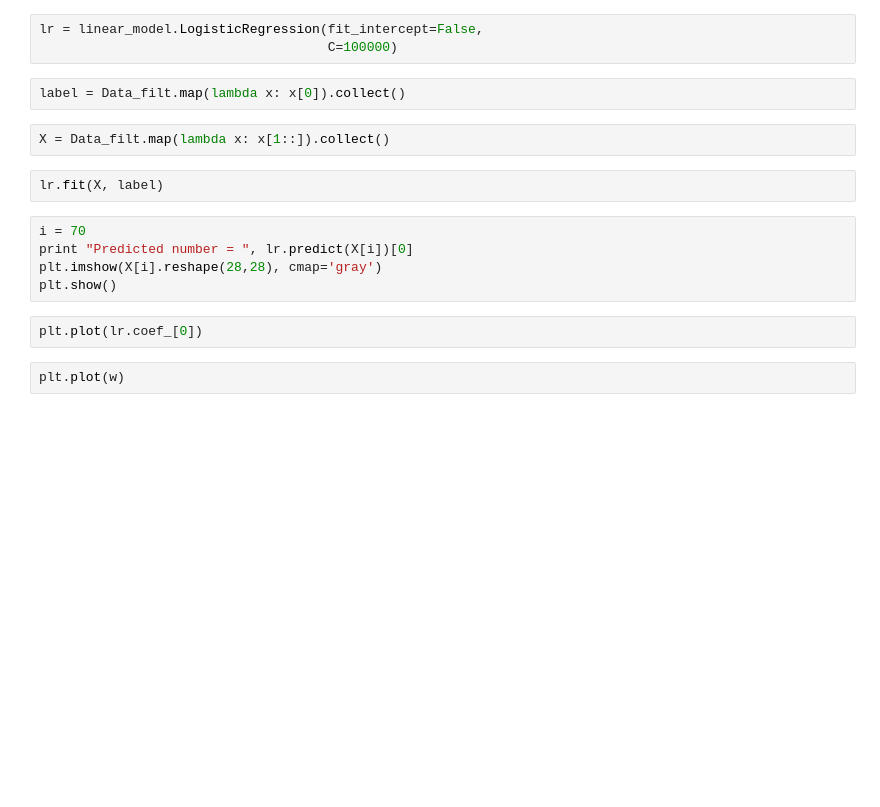
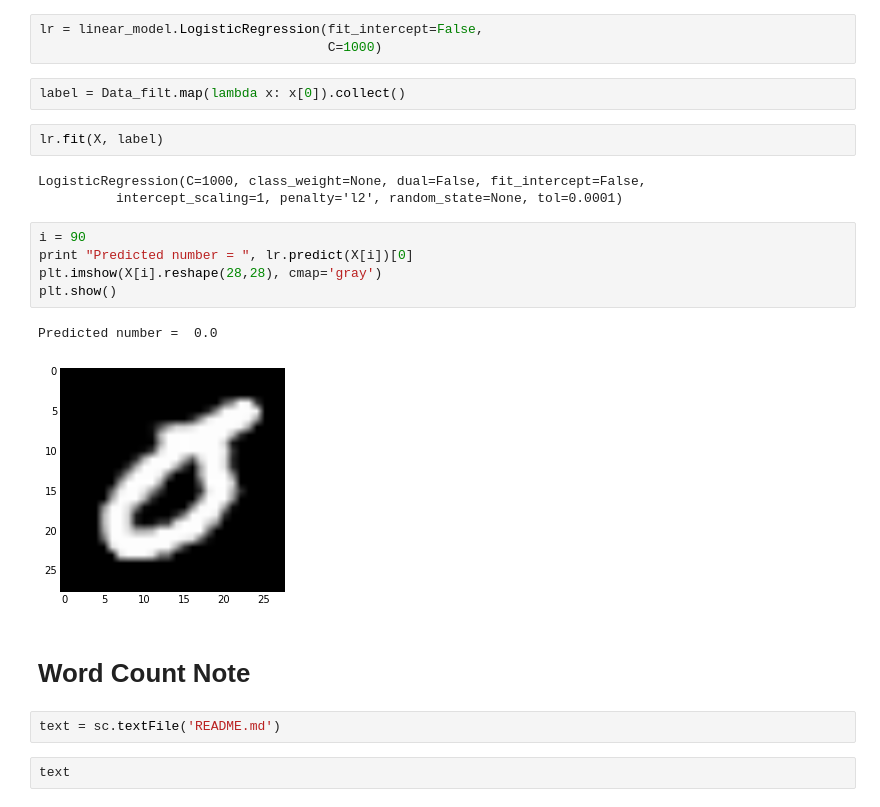
Before and after one commit to KordingLab/lab_teaching_2015, a Jupyter notebook: example_klab.ipynb, the cells around one changed output. Saved outputs shown, nothing was run; the diff lists cells and outputs as text; blank space fills up the shorter version.

Commit message:
Modify cost function of logistic regression

```diff
--- a/example_klab.ipynb
+++ b/example_klab.ipynb
@@ -175,19 +175,25 @@ Predicted number =  1.0
 from sklearn import linear_model
 # %%
 lr = linear_model.LogisticRegression(fit_intercept=False,
-                                     C=100000)
+                                     C=1000)
 # %%
 label = Data_filt.map(lambda x: x[0]).collect()
-# %%
-X = Data_filt.map(lambda x: x[1::]).collect()
 # %%
 lr.fit(X, label)
+# %% [output]
+LogisticRegression(C=1000, class_weight=None, dual=False, fit_intercept=False,
+          intercept_scaling=1, penalty='l2', random_state=None, tol=0.0001)
 # %%
-i = 70
+i = 90
 print "Predicted number = ", lr.predict(X[i])[0]
 plt.imshow(X[i].reshape(28,28), cmap='gray')
 plt.show()
+# %% [output]
+Predicted number =  0.0
+[figure, added]
-# %%
-plt.plot(lr.coef_[0])
-# %%
-plt.plot(w)
+# %% [markdown]
+# Word Count Note
+# %%
+text = sc.textFile('README.md')
+# %%
+text
```
Also changed, not shown: parts of 19 cells of this notebook.
